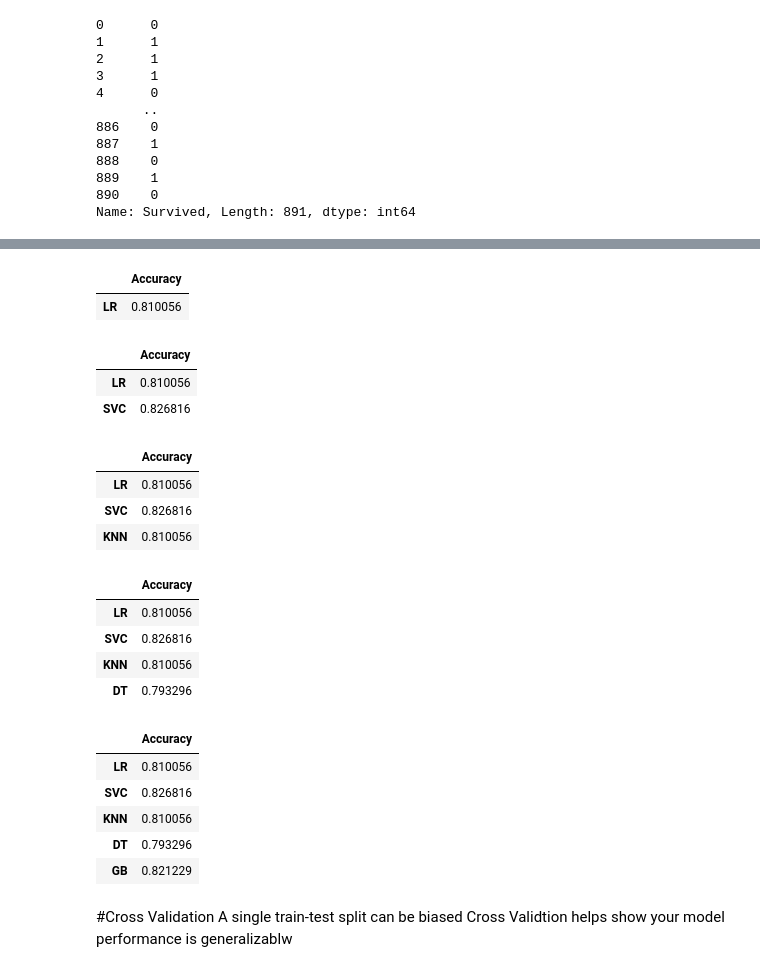
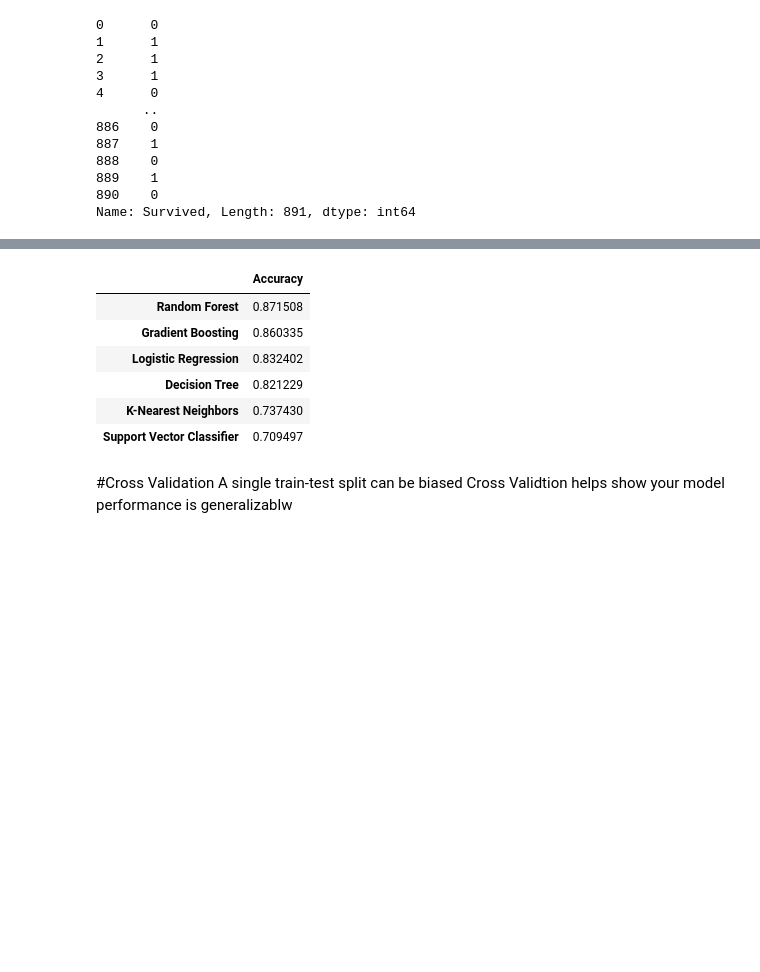
Before and after one commit to JyotikaUppar/CodSoft, a Jupyter notebook: Titanic.ipynb, the cells around one changed output, grey strips where cells are left out. Saved outputs shown, nothing was run; the diff lists cells and outputs as text; code cells hidden in the pictures; blank space fills up the shorter version.

```diff
--- a/Titanic.ipynb
+++ b/Titanic.ipynb
@@ -240,12 +250,2 @@ titanic_data['FamilySize'] = titanic_data['SibSp'] + titanic_data['Parch'] + 1
 titanic_data['IsAlone'] = 0
 titanic_data.loc[titanic_data['FamilySize'] == 1, 'IsAlone'] = 1
-# %%
-titanic_data['Title'] = titanic_data['Name'].str.extract('([A-Za-z]+)\.',expand=False)
-#Group rare titles
-titanic_data['Title'] = titanic_data['Title'].replace(['Lady', 'Countess','Capt', 'Col','Don', 'Dr','Major', 'Rev', 'Sir', 'Jonkheer', 'Dona'],'Rare')
-titanic_data['Tittle'] = titanic_data['Title'].replace('Mlle','Miss')
-titanic_data['Tittle'] = titanic_data['Title'].replace('Ms','Miss')
-titanic_data['Tittle'] = titanic_data['Title'].replace('Mme','Mrs')
-# %%
-#AgeGroup bins
-titanic_data['AgeGroup'] = pd.cut(titanic_data['Age'], bins=[0,12,19,65,np.inf], labels=['Child','Teenager','Adult','Senior'])
@@ -254,0 +307,6 @@ as we cannot give words directly to Machine learning model we will change it in
+# %%
+#handling missing values
+titanic_data['Age'].fillna(titanic_data['Age'].median(), inplace=True)
+titanic_data['Fare'].fillna(titanic_data['Fare'].median(), inplace=True)
+
+titanic_data.head()
@@ -257,7 +327,7 @@ as we cannot give words directly to Machine learning model we will change it in
 titanic_data.replace({'Sex':{'male':0,'female':1}, 'Embarked':{'S':0,'C':1,'Q':2}}, inplace=True)
 # %%
 #seprating features & Target
-X = titanic_data.drop(columns = ['PassengerId','Name','Ticket','Survived','Age','Fare','FamilySize'],axis=1)
+X = titanic_data.drop(columns = ['Survived'],axis=1)
 Y = titanic_data['Survived']
 # %%
 print(X)
@@ -306,42 +404,32 @@ from sklearn.ensemble import GradientBoostingClassifier
 # %%
-# Split the data into training and testing sets *after* encoding
-X_train, X_test, Y_train, Y_test = train_test_split(X,Y, test_size=0.2, random_state=3)
+X_train, X_test, Y_train, Y_test = train_test_split(
+    X, Y, test_size=0.2, random_state=3, stratify=Y
+)
 
+models = {
+    "Logistic Regression": LogisticRegression(max_iter=1000),
+    "Support Vector Classifier": SVC(probability=True),
+    "K-Nearest Neighbors": KNeighborsClassifier(),
+    "Decision Tree": DecisionTreeClassifier(),
+    "Random Forest": RandomForestClassifier(),
+    "Gradient Boosting": GradientBoostingClassifier()
+}
 
-# Now, you can train your models
-models = {
-    "LR": LogisticRegression(),
-    "SVC": SVC(),
-    "KNN": KNeighborsClassifier(),
-    "DT": DecisionTreeClassifier(),
-    "GB": GradientBoostingClassifier()
-}
-result ={}
-for name , model in models.items():
-  model.fit(X_train,Y_train)
-  result[name] = model.score(X_test,Y_test)
-  display(pd.DataFrame.from_dict(result,orient='index',columns =["Accuracy"]))
+results = {}
+for name, model in models.items():
+    model.fit(X_train, Y_train)
+    results[name] = model.score(X_test, Y_test)
+
+results_df = pd.DataFrame.from_dict(results, orient="index", columns=["Accuracy"])
+display(results_df.sort_values(by="Accuracy", ascending=False))
 # %% [output]
 |  | Accuracy |
-| LR | 0.810056 |
+| Random Forest | 0.871508 |
+| Gradient Boosting | 0.860335 |
+| Logistic Regression | 0.832402 |
+| Decision Tree | 0.821229 |
+| K-Nearest Neighbors | 0.737430 |
+| Support Vector Classifier | 0.709497 |
-|  | Accuracy |
-| LR | 0.810056 |
-| SVC | 0.826816 |
-|  | Accuracy |
-| LR | 0.810056 |
-| SVC | 0.826816 |
-| KNN | 0.810056 |
-|  | Accuracy |
-| LR | 0.810056 |
-| SVC | 0.826816 |
-| KNN | 0.810056 |
-| DT | 0.793296 |
-|  | Accuracy |
-| LR | 0.810056 |
-| SVC | 0.826816 |
-| KNN | 0.810056 |
-| DT | 0.793296 |
-| GB | 0.821229 |
 # %% [markdown]
 #Cross Validation
 A single train-test split can be biased Cross Validtion helps show your model performance is generalizablw
```
Also changed, not shown: parts of 19 cells of this notebook.
